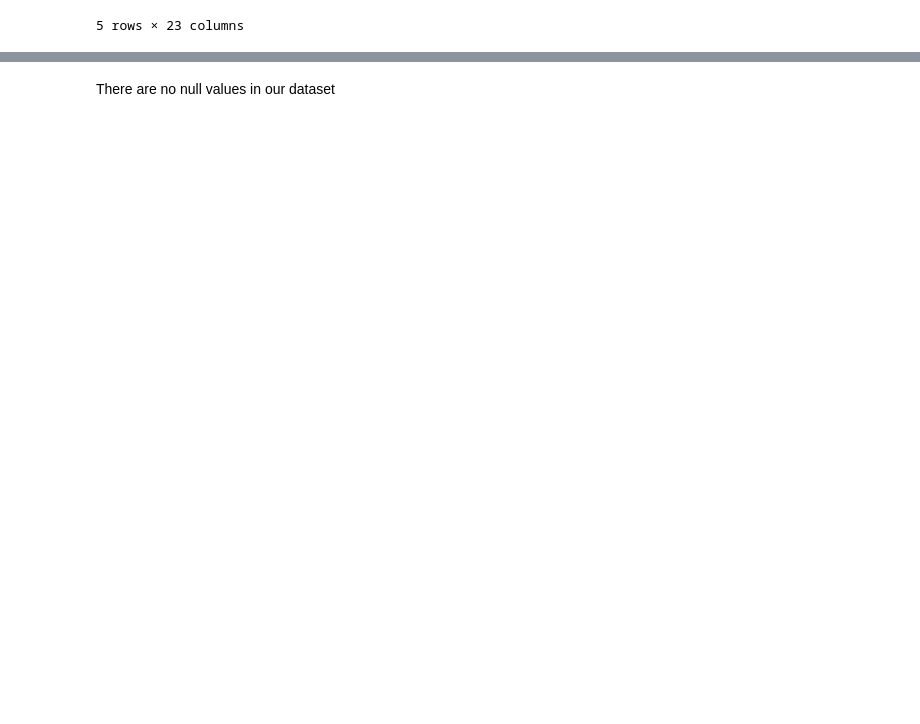
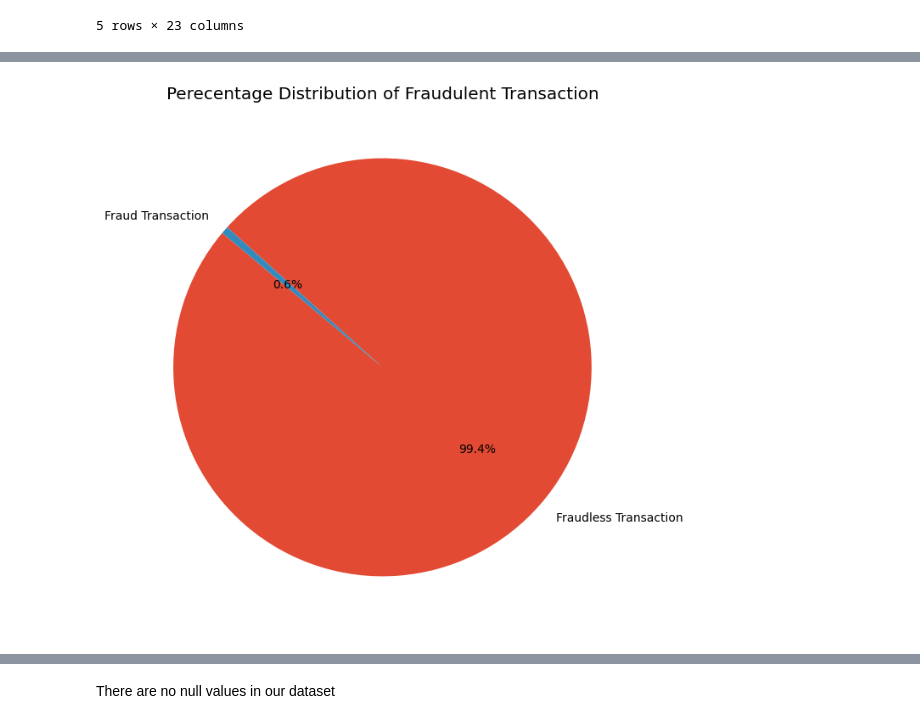
Before and after one commit to octavaridum/Fraud-Transaction-Detection, a Jupyter notebook: Fraud_Detection.ipynb, the cells around one changed output, grey strips where cells are left out. Drawn from its saved outputs; the diff is of its cells as text; code cells hidden in the pictures; blank space fills up the shorter version.

```diff
--- a/Fraud_Detection.ipynb
+++ b/Fraud_Detection.ipynb
@@ -42 +47,12 @@ memory usage: 227.5+ MB
+# %%
+#Checking the distribution of the target feature
+plt.figure(figsize=(8, 8))
+F_count = fraud_data['is_fraud'].value_counts()
+fraud_labels = {0: 'Fraudless Transaction', 1: 'Fraud Transaction'}
+labels_for_plot = [fraud_labels[gen] for gen in F_count.index]
+plt.pie(F_count, labels=labels_for_plot, autopct='%1.1f%%', startangle=140)
+plt.title('Perecentage Distribution of Fraudulent Transaction')
+plt.show()
+# %% [output]
+[figure, added]
 # %%
```
Also changed, not shown: parts of 93 cells of this notebook, 10 other files.
